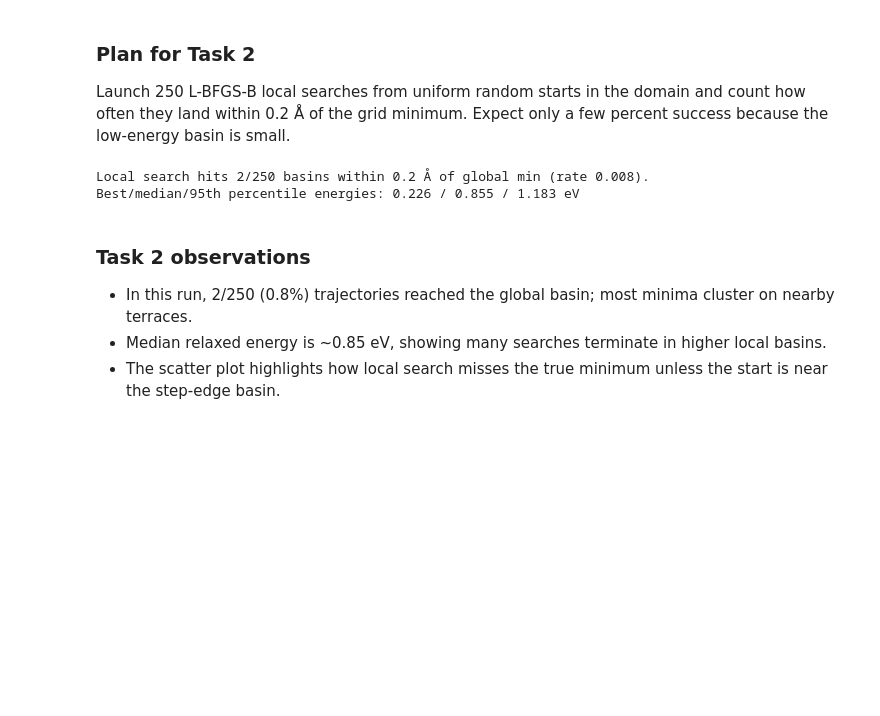
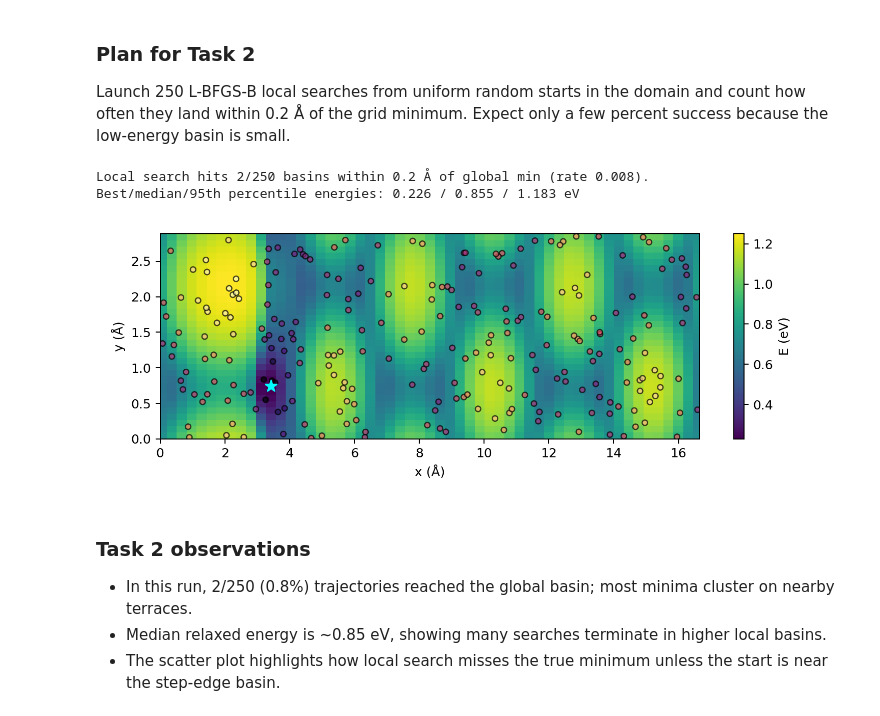
Before and after one commit to arsulesandy/au-adatom-bayesopt, a Jupyter notebook: project2b_bayesopt_solution.ipynb, the cells around one changed output. Saved outputs shown, nothing was run; the diff lists cells and outputs as text; code cells hidden in the pictures; blank space fills up the shorter version.

```diff
--- a/project2b_bayesopt_solution.ipynb
+++ b/project2b_bayesopt_solution.ipynb
@@ -151,31 +154,33 @@ Launch 250 L-BFGS-B local searches from uniform random starts in the domain and
 # %%
 def local_optimize(x0):
     fun = lambda xy: relax_energy(*xy)
     bounds = [(X_MIN + 1e-3, X_MAX - 1e-3), (Y_MIN + 1e-3, Y_MAX - 1e-3)]
     res = minimize(fun, x0, method='L-BFGS-B', bounds=bounds, options={'maxiter': 60})
     return res
 
 N_TRIALS = 250
 starts = uniform_samples(N_TRIALS, seed=2024)
 results = [local_optimize(s) for s in starts]
 minima = np.array([r.x for r in results])
 energies = np.array([r.fun for r in results])
 dist_to_global = np.linalg.norm(minima - GLOBAL_MIN, axis=1)
 hits = dist_to_global < 0.2
 print(f"Local search hits {hits.sum()}/{N_TRIALS} basins within 0.2 Å of global min (rate {hits.mean():.3f}).")
 print(f"Best/median/95th percentile energies: {energies.min():.3f} / {np.median(energies):.3f} / {np.percentile(energies,95):.3f} eV")
 
 plt.figure(figsize=(8.2, 3))
 pc = plt.pcolormesh(xg, yg, E_grid, shading='auto', cmap='viridis')
 plt.scatter(minima[:, 0], minima[:, 1], c=energies, s=18, edgecolor='k', cmap='magma', alpha=0.7)
 plt.scatter(*GLOBAL_MIN, color='cyan', marker='*', s=90, label='global min')
 plt.xlabel('x (Å)'); plt.ylabel('y (Å)'); plt.xlim(X_MIN, X_MAX); plt.ylim(Y_MIN, Y_MAX)
 plt.colorbar(pc, label='E (eV)'); plt.tight_layout()
 plt.savefig(FIG_DIR / 'task2_local_search.png', dpi=180)
+display(Image(filename=str(FIG_DIR / 'task2_local_search.png')))
 plt.close()
 # %% [output]
 Local search hits 2/250 basins within 0.2 Å of global min (rate 0.008).
 Best/median/95th percentile energies: 0.226 / 0.855 / 1.183 eV
+[figure, added]
 # %% [markdown]
 ### Task 2 observations
 - In this run, 2/250 (0.8%) trajectories reached the global basin; most minima cluster on nearby terraces.
```
Also changed, not shown: parts of 5 cells of this notebook, 5 other files.
